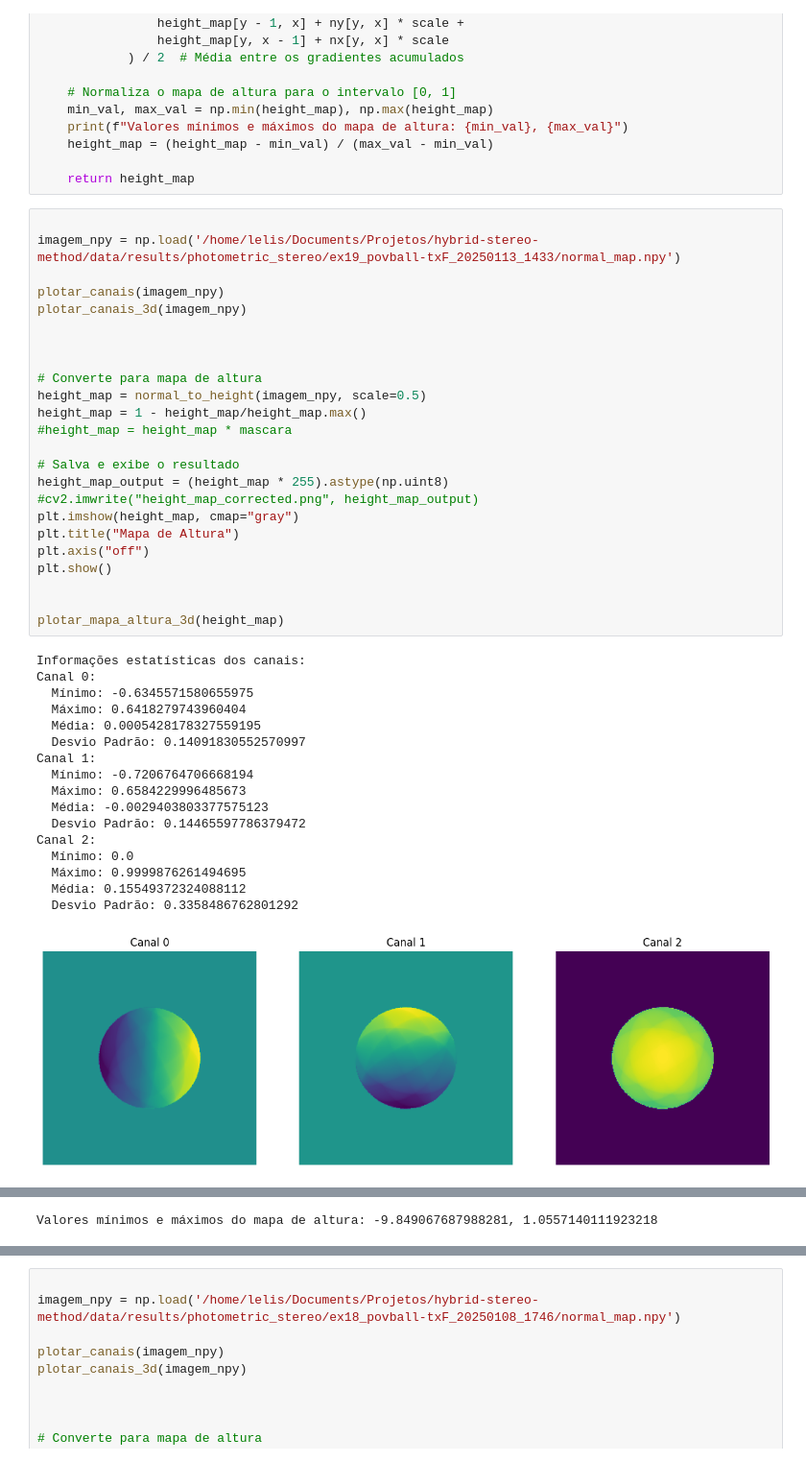
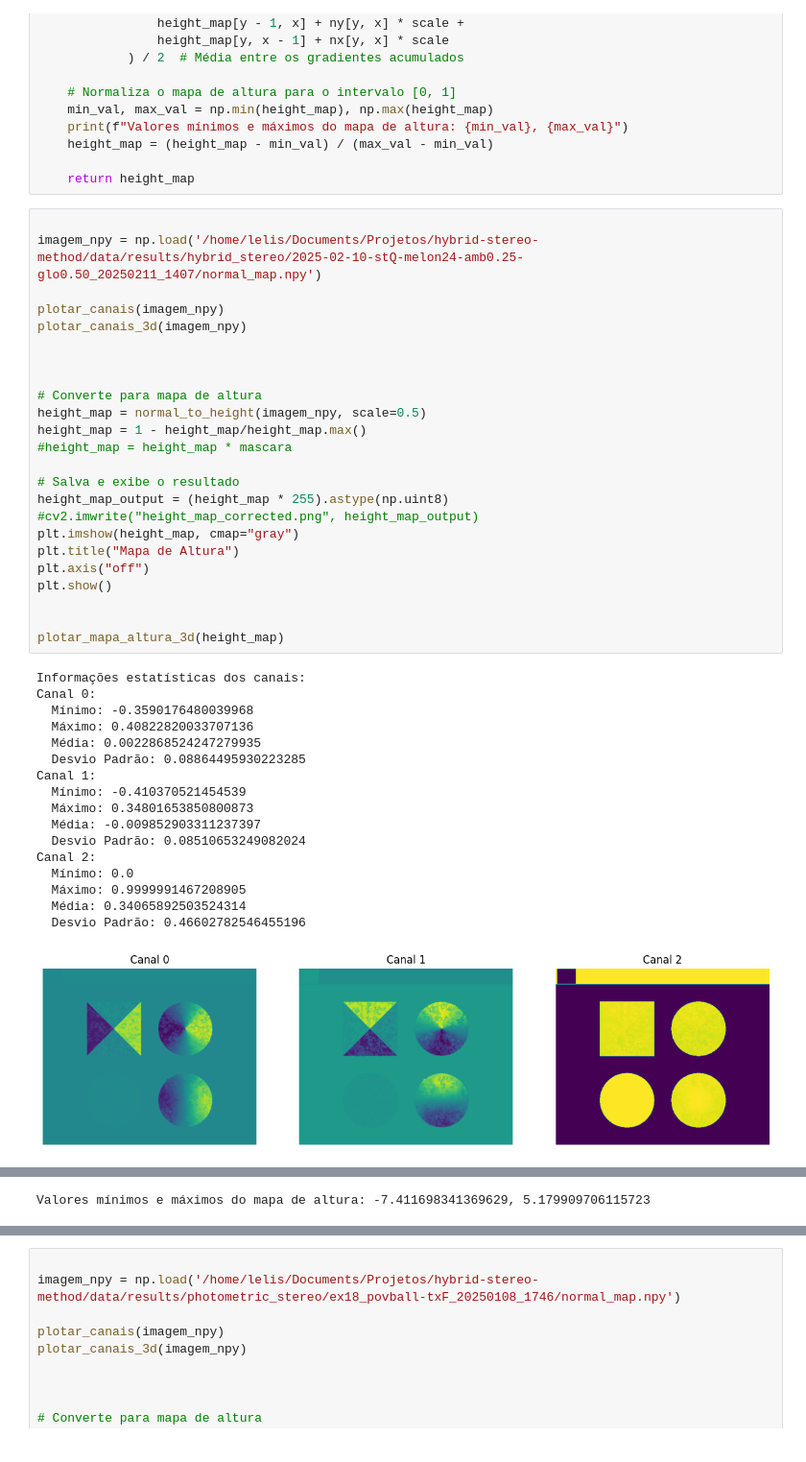
Before and after one commit to glelis/hybrid-stereo-method, a Jupyter notebook: notebooks/photometric_stereo/analisando_mapa_de_normal.ipynb, the cells around one changed output, grey strips where cells are left out. Shown at 96% size. Drawn from its saved outputs; the diff is of its cells as text.

```diff
--- a/notebooks/photometric_stereo/analisando_mapa_de_normal.ipynb
+++ b/notebooks/photometric_stereo/analisando_mapa_de_normal.ipynb
@@ -35,43 +35,43 @@ def normal_to_height(normal_map, scale=1.0):
     return height_map
 # %%
 
-imagem_npy = np.load('/home/lelis/Documents/Projetos/hybrid-stereo-method/data/results/photometric_stereo/ex19_povball-txF_20250113_1433/normal_map.npy')
+imagem_npy = np.load('/home/lelis/Documents/Projetos/hybrid-stereo-method/data/results/hybrid_stereo/2025-02-10-stQ-melon24-amb0.25-glo0.50_20250211_1407/normal_map.npy')
 
 plotar_canais(imagem_npy)
 plotar_canais_3d(imagem_npy)
 
 
 
 # Converte para mapa de altura
 height_map = normal_to_height(imagem_npy, scale=0.5)
 height_map = 1 - height_map/height_map.max()
 #height_map = height_map * mascara
 
 # Salva e exibe o resultado
 height_map_output = (height_map * 255).astype(np.uint8)
 #cv2.imwrite("height_map_corrected.png", height_map_output)
 plt.imshow(height_map, cmap="gray")
 plt.title("Mapa de Altura")
 plt.axis("off")
 plt.show()
 
 
 plotar_mapa_altura_3d(height_map)
 # %% [output]
 Informações estatísticas dos canais:
 Canal 0:
-  Mínimo: -0.6345571580655975
-  Máximo: 0.6418279743960404
-  Média: 0.0005428178327559195
-  Desvio Padrão: 0.14091830552570997
+  Mínimo: -0.3590176480039968
+  Máximo: 0.40822820033707136
+  Média: 0.0022868524247279935
+  Desvio Padrão: 0.08864495930223285
 Canal 1:
-  Mínimo: -0.7206764706668194
-  Máximo: 0.6584229996485673
-  Média: -0.0029403803377575123
-  Desvio Padrão: 0.14465597786379472
+  Mínimo: -0.410370521454539
+  Máximo: 0.34801653850800873
+  Média: -0.009852903311237397
+  Desvio Padrão: 0.08510653249082024
 Canal 2:
   Mínimo: 0.0
-  Máximo: 0.9999876261494695
-  Média: 0.15549372324088112
-  Desvio Padrão: 0.3358486762801292
+  Máximo: 0.9999991467208905
+  Média: 0.34065892503524314
+  Desvio Padrão: 0.46602782546455196
-[figure, old version]
+[figure, new version]
@@ -79 +79 @@ Canal 2:
-Valores mínimos e máximos do mapa de altura: -9.849067687988281, 1.0557140111923218
+Valores mínimos e máximos do mapa de altura: -7.411698341369629, 5.179909706115723
```
Also changed, not shown: parts of 1 cell of this notebook.
